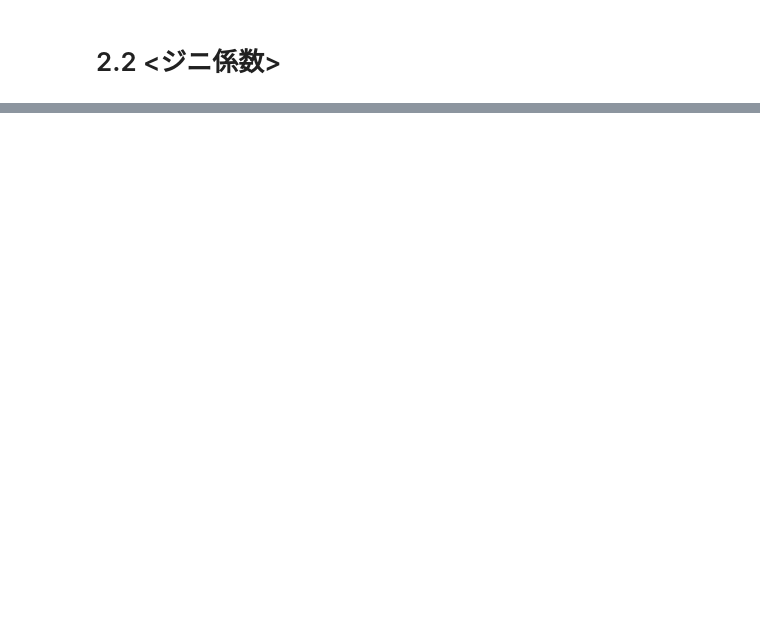
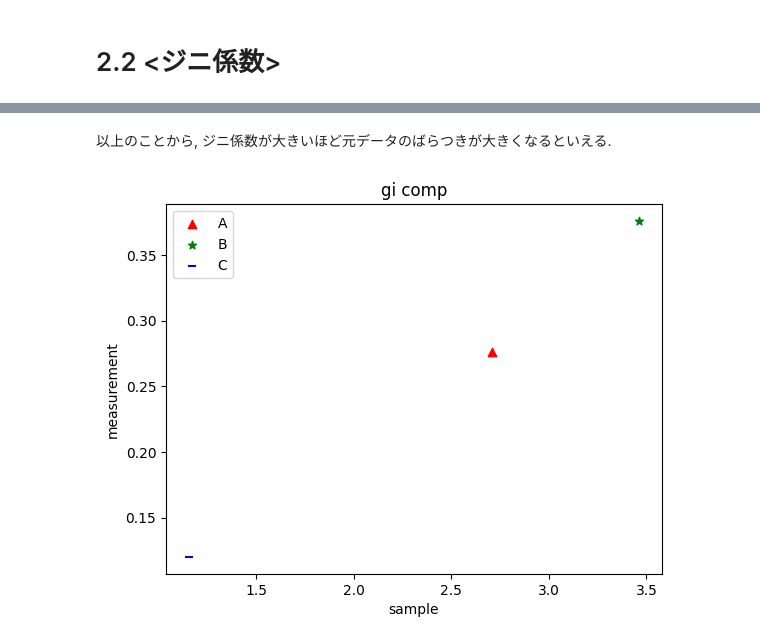
Before and after one commit to kkaomsihmi/AnIntroductionToStatistics, a Jupyter notebook: section2_1-dimensional_data.ipynb, the cells around one changed output, grey strips where cells are left out. Drawn from its saved outputs; the diff is of its cells as text; code cells hidden in the pictures; blank space fills up the shorter version.

```diff
--- a/section2_1-dimensional_data.ipynb
+++ b/section2_1-dimensional_data.ipynb
@@ -26,0 +103,19 @@ Index(['A', 'B', 'C'], dtype='object')
+# %% [markdown]
+以上のことから, ジニ係数が大きいほど元データのばらつきが大きくなるといえる.
+# %%
+#std vs gi のグラフで比較してみる,
+fig, ax = plt.subplots()
+
+
+for i, col in enumerate(df.columns):
+    ax.scatter(x=df[col].std(),y=gi[col], color=color_list[i], label=col, marker=mark_list[i])
+
+ax.legend(loc = "upper left")
+
+ax.set_title("gi comp")
+ax.set_xlabel("sample")
+ax.set_ylabel("measurement")
+
+plt.show()
+# %% [output]
+[figure, added]
```
Also changed, not shown: parts of 13 cells of this notebook.
